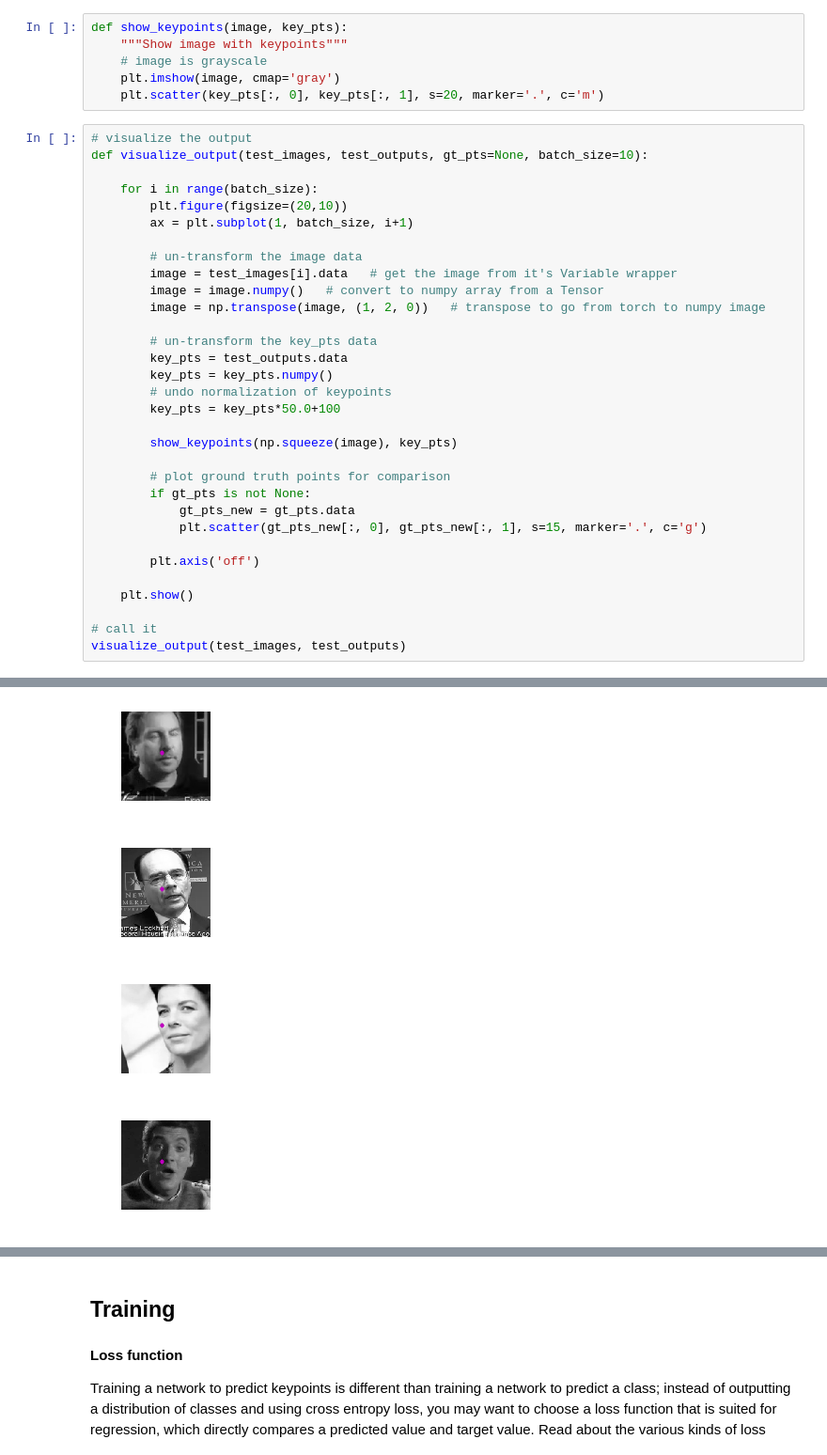
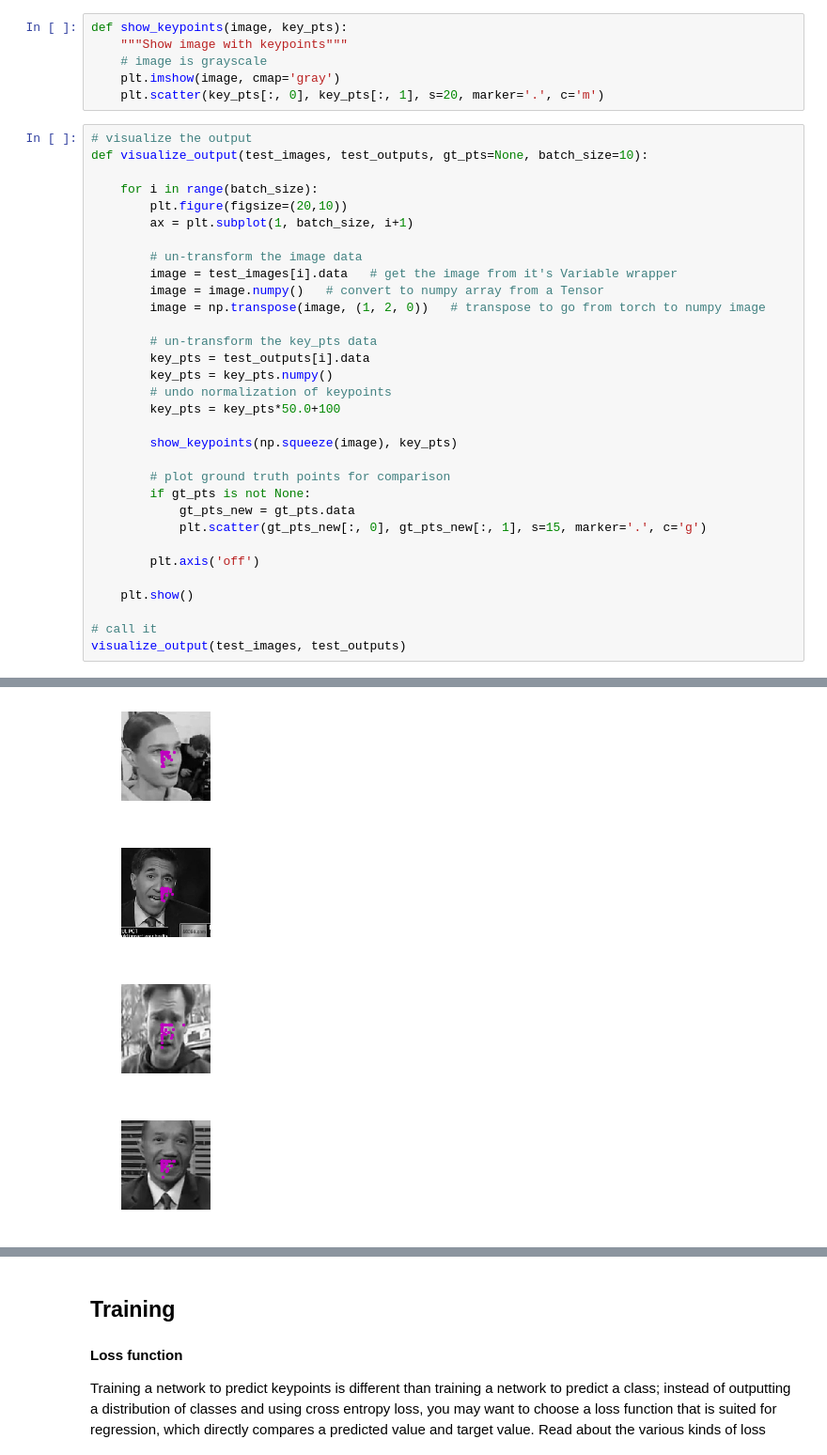
Before and after one commit to hhprogram/Computer-Vision, a Jupyter notebook: 2. Define the Network Architecture.ipynb, the cells around one changed output, grey strips where cells are left out. Shown at 94% size. Saved outputs shown, nothing was run; the diff lists cells and outputs as text.

```diff
--- a/2. Define the Network Architecture.ipynb
+++ b/2. Define the Network Architecture.ipynb
@@ -248,7 +248,7 @@ def visualize_output(test_images, test_outputs, gt_pts=None, batch_size=10):
         image = np.transpose(image, (1, 2, 0))   # transpose to go from torch to numpy image
 
         # un-transform the key_pts data
-        key_pts = test_outputs.data
+        key_pts = test_outputs[i].data
         key_pts = key_pts.numpy()
         # undo normalization of keypoints
         key_pts = key_pts*50.0+100
@@ -274,4 +274,4 @@ visualize_output(test_images, test_outputs)
-[figure, old version]
+[figure, new version]
-[figure, old version]
+[figure, new version]
-[figure, old version]
+[figure, new version]
-[figure, old version]
+[figure, new version]
```
Also changed, not shown: parts of 8 cells of this notebook.
